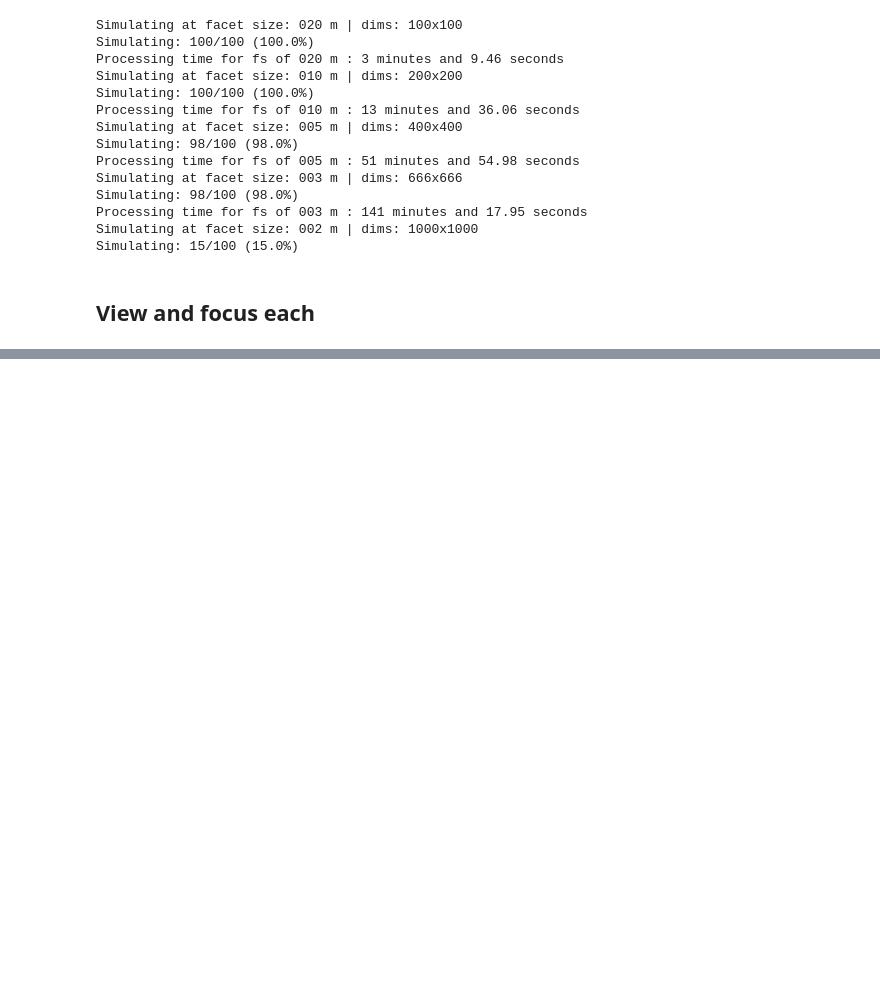
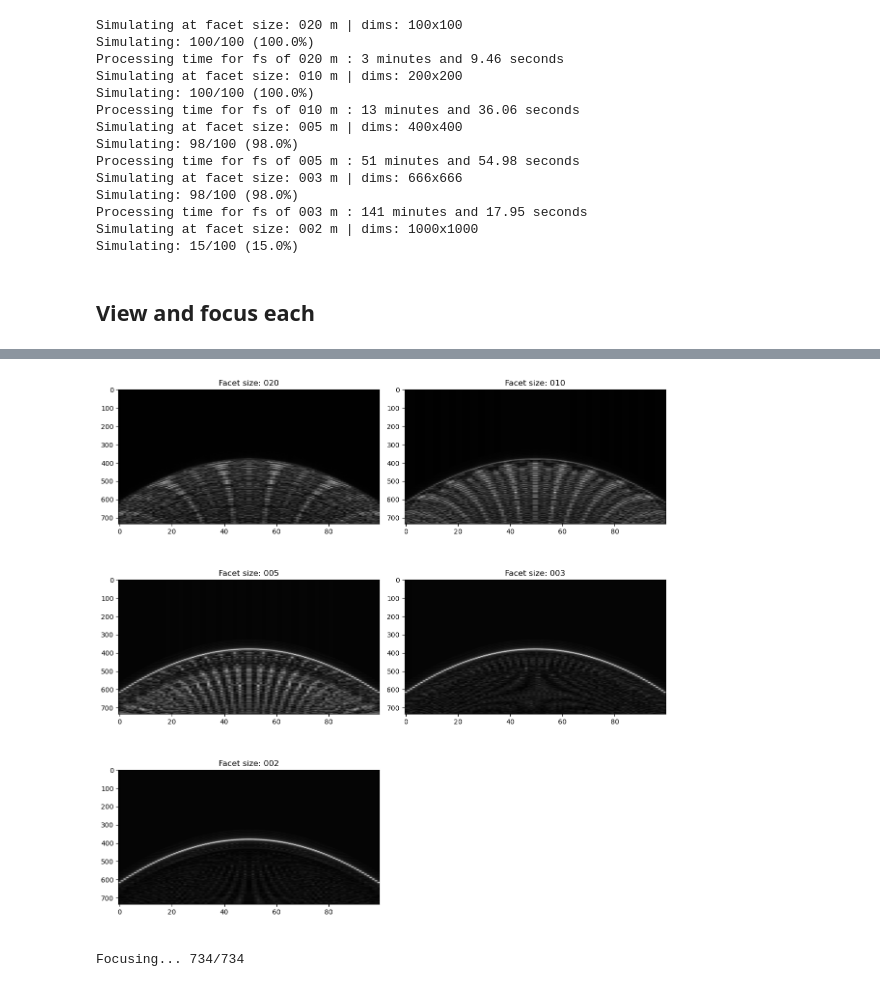
Before and after one commit to Nacnud04/EuropaRaypaths, a Jupyter notebook: TrackSims/TestFacetSize.ipynb, the cells around one changed output, grey strips where cells are left out. Cells and saved outputs as stored; diff of their text form; code cells hidden in the pictures; blank space fills up the shorter version.

```diff
--- a/TrackSims/TestFacetSize.ipynb
+++ b/TrackSims/TestFacetSize.ipynb
@@ -66,7 +69,7 @@ ts = np.linspace(start, end, nt)
 # %%
 from concurrent.futures import ThreadPoolExecutor, as_completed
 # %%
-"""
+
 # do not simulate surface reflection
 reflect = False
 # output array to house radar images
@@ -94,17 +97,17 @@ for i, surf in enumerate(surfs):
     # iterate through sources in transit
     for j, s in enumerate(ss):
         print(f"Simulating: {j+1}/{len(ss)} ({round(100*((j+1)/len(ss)), 1)}%)", end="     \r")
-        model = Model(surf, s, reflect=reflect)
+        model = Model(surf, s, reflect=reflect, vec=True)
         model.set_target((tx, ty, tz))
         model.gen_raypaths()
-        model.comp_dopplers()
-        model.gen_timeseries(show=False)
+        #model.comp_dopplers()
+        model.gen_timeseries_vec(show=False, doppler=False)
         rdrgrm[:,j] += np.interp(ts, model.ts, np.real(model.signal))
         rdrgrm[:,j] += 1j * np.interp(ts, model.ts, np.imag(model.signal))
         # center facet index
-        cid = len(model.raypaths) // 2
+        #cid = len(model.raypaths) // 2
         # append travel time to pathtimes
-        pathtime.append(model.raypaths[cid].path_time)
+        pathtime.append(model.path_time[dimss[i][0]//2, dimss[i][1]//2])
 
     print(f"\nProcessing time for fs of {fss[i]:03d} m : {round((Time() - st_fs)/60)} minutes and {round((Time() - st_fs) % 60,2)} seconds")
 
@@ -114,5 +117,4 @@ for i, surf in enumerate(surfs):
     pathtimes.append(pathtime)
 
 print(f"\n\nTotal processing time: {round((Time() - st)/60)} minutes and {round((Time() - st) % 60,2)} seconds")
-"""
 # %% [output]
@@ -143,7 +162,7 @@ for i, surf in enumerate(surfs):
     print(f"Simulating at facet size: {fss[i]:03d} m | dims: {dimss[i][0]:03d}x{dimss[i][0]:03d}")
 
     def process_source(j, s):
-        model = Model(surf, s, reflect=reflect)
+        model = Model(surf, s, reflect=reflect, vec=True)
         model.set_target((tx, ty, tz))
         model.gen_raypaths()
         model.comp_dopplers()
@@ -199,13 +220,15 @@ plt.show()
 # %%
-fig, ax = plt.subplots(4, 2, figsize=(12, 12))
+fig, ax = plt.subplots(3, 2, figsize=(12, 12))
 ax = ax.flatten()
 for i, rdr in enumerate(rdrgrms):
     ax[i].imshow(np.abs(rdr), cmap="grey", aspect=0.07)
     ax[i].set_title(f"Facet size: {fss[i]:03d}")
 ax[-1].axis("off")
 plt.tight_layout()
 plt.savefig("VariableFsUnfocused.png")
 plt.show()
+# %% [output]
+[figure, added]
 # %%
 rngbins = []
 # compute range bin offset
@@ -250,4 +273,6 @@ def focus(rdr, rngbn):
     return focused
 # %%
 focused = [focus(rdr, rngbin) for rdr, rngbn in zip(rdrgrms, rngbins)]
+# %% [output]
+Focusing... 734/734
 # %%
```
Also changed, not shown: parts of 5 cells of this notebook, 10 other files.
